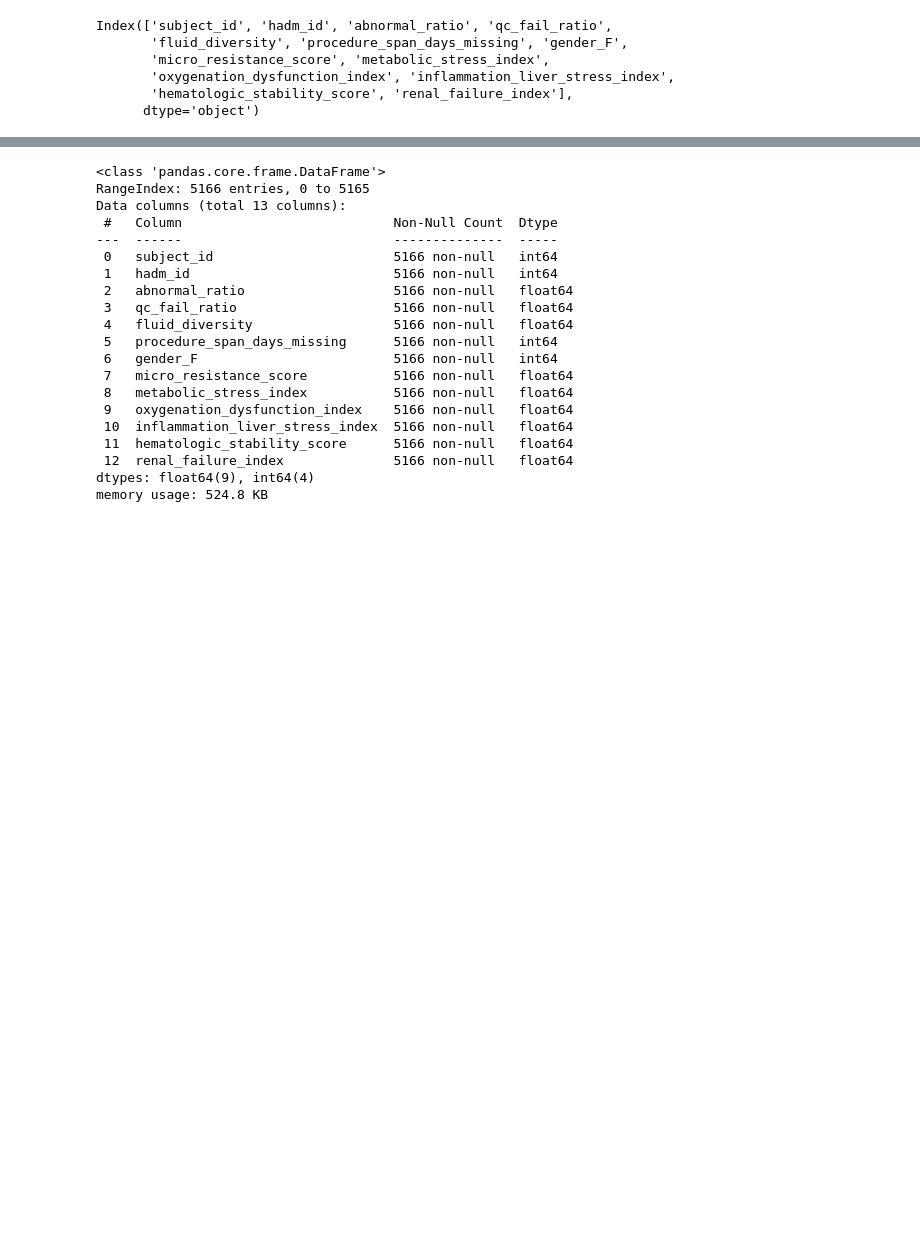
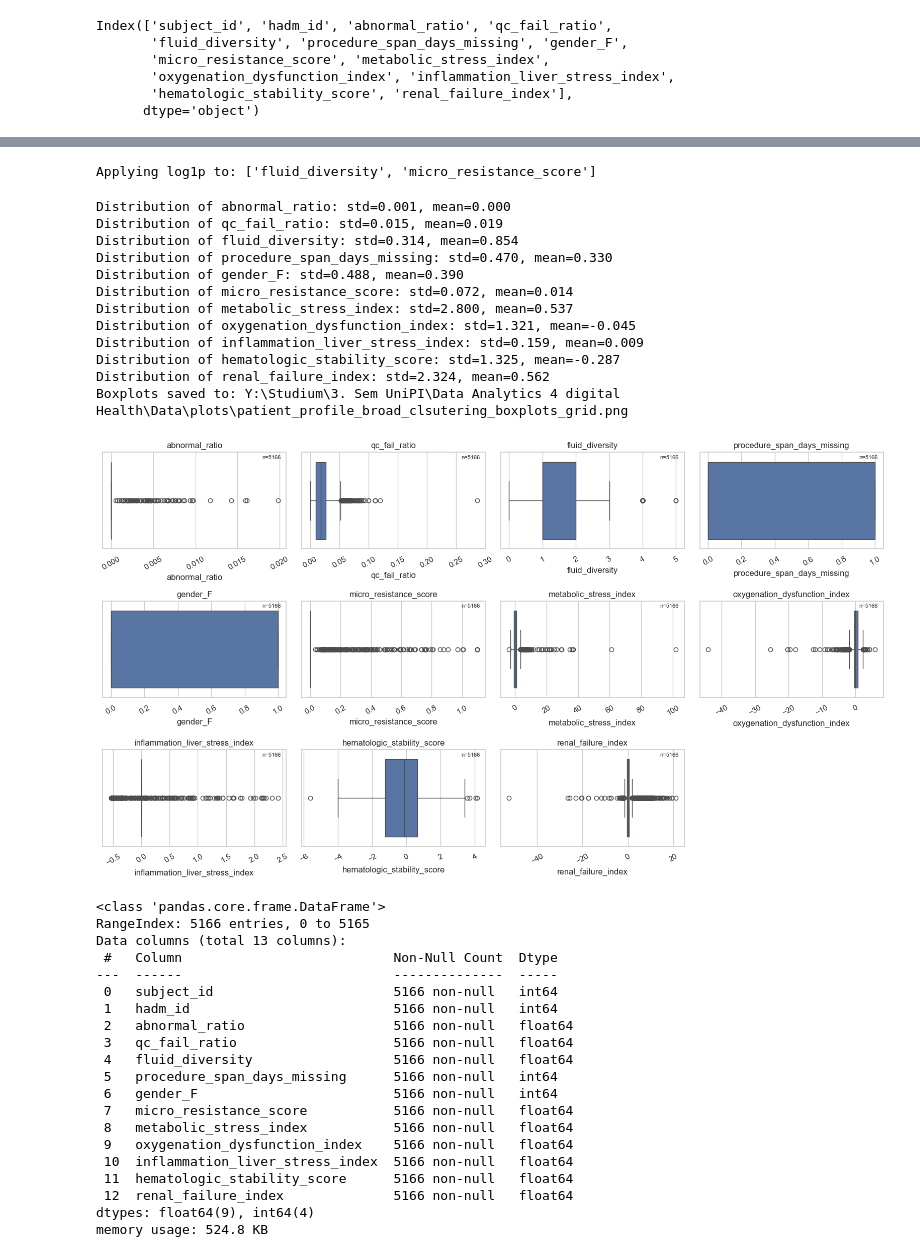
Before and after one commit to alexandermittet/Data_Analytics_for_Health_UniPi, a Jupyter notebook: code/1.2_create_patient_profile.ipynb, the cells around one changed output, grey strips where cells are left out. Saved outputs shown, nothing was run; the diff lists cells and outputs as text; code cells hidden in the pictures; blank space fills up the shorter version.

```diff
--- a/code/1.2_create_patient_profile.ipynb
+++ b/code/1.2_create_patient_profile.ipynb
@@ -1282,3 +1235,71 @@ Applying log1p to: ['procedure_density', 'history_depth', 'num_intermediate', 'f
+# %%
+log_features = [
+    'fluid_diversity', 'micro_resistance_score',
+]
+
+print("Applying log1p to:", log_features)
+
+for c in log_features:
+    if c in final_profile_broad_clustering.columns:
+        final_profile_broad_clustering[c] = np.log1p(final_profile_broad_clustering[c])
+# %% [output]
+Applying log1p to: ['fluid_diversity', 'micro_resistance_score']
+# %%
+import math
+import matplotlib.pyplot as plt
+import seaborn as sns
+sns.set(style="whitegrid")
+
+num_cols = [c for c in final_profile_broad_clustering.select_dtypes(include=[np.number]).columns
+            if c not in ('subject_id', 'hadm_id')]
+if not num_cols:
+    print("No numeric columns found for boxplots.")
+else:
+    cols_per_row = 4
+    n = len(num_cols)
+    rows = math.ceil(n / cols_per_row)
+    fig, axes = plt.subplots(rows, cols_per_row, figsize=(cols_per_row * 4, rows * 3))
+    axes = axes.flatten() if n > 1 else [axes]
+
+    for i, col in enumerate(num_cols):
+        print(f"Distribution of {col}: std={final_profile_broad_clustering[col].std():.3f}, mean={final_profile_broad_clustering[col].mean():.3f}")
+        ax = axes[i]
+        # avoid plotting infinite values
+        series = final_profile_broad[col].replace([np.inf, -np.inf], np.nan).dropna()
+        if series.empty:
+            ax.text(0.5, 0.5, "no data", ha='center', va='center')
+            ax.set_title(col)
+            continue
+        sns.boxplot(x=series, ax=ax, color='C0')
+        ax.set_title(col)
+        ax.tick_params(axis='x', rotation=30)
+        ax.text(0.97, 0.97, f"n={len(series)}", transform=ax.transAxes,
+                ha='right', va='top', fontsize=8)
+
+    # turn off any unused axes
+    for j in range(i + 1, len(axes)):
+        axes[j].axis('off')
+
+    plt.tight_layout()
+    os.makedirs(os.path.join(DATA_DIR, 'plots'), exist_ok=True)
+    out_path = os.path.join(DATA_DIR, 'plots', 'patient_profile_broad_clsutering_boxplots_grid.png')
+    plt.savefig(out_path, dpi=200, bbox_inches='tight')
+    print(f"Boxplots saved to: {out_path}")
+    plt.show()
+# %% [output]
+Distribution of abnormal_ratio: std=0.001, mean=0.000
+Distribution of qc_fail_ratio: std=0.015, mean=0.019
+Distribution of fluid_diversity: std=0.314, mean=0.854
+Distribution of procedure_span_days_missing: std=0.470, mean=0.330
+Distribution of gender_F: std=0.488, mean=0.390
+Distribution of micro_resistance_score: std=0.072, mean=0.014
+Distribution of metabolic_stress_index: std=2.800, mean=0.537
+Distribution of oxygenation_dysfunction_index: std=1.321, mean=-0.045
+Distribution of inflammation_liver_stress_index: std=0.159, mean=0.009
+Distribution of hematologic_stability_score: std=1.325, mean=-0.287
+Distribution of renal_failure_index: std=2.324, mean=0.562
+Boxplots saved to: Y:\Studium\3. Sem UniPI\Data Analytics 4 digital Health\Data\plots\patient_profile_broad_clsutering_boxplots_grid.png
+[figure, added]
 # %%
 #final_profile_broad.drop(columns=["procedure_span_days_missing"], errors='ignore', inplace=True)
 
```
Also changed, not shown: parts of 16 cells of this notebook, 3 other files.
